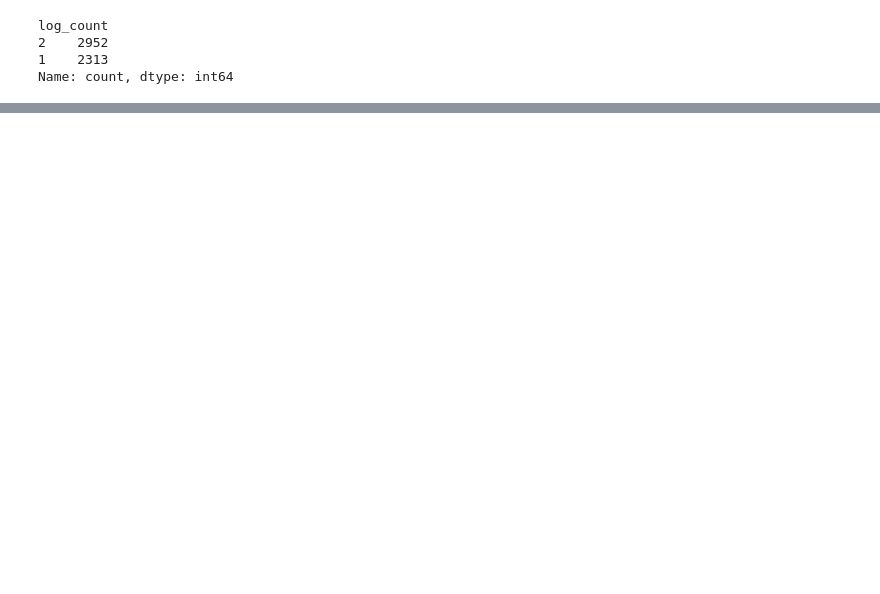
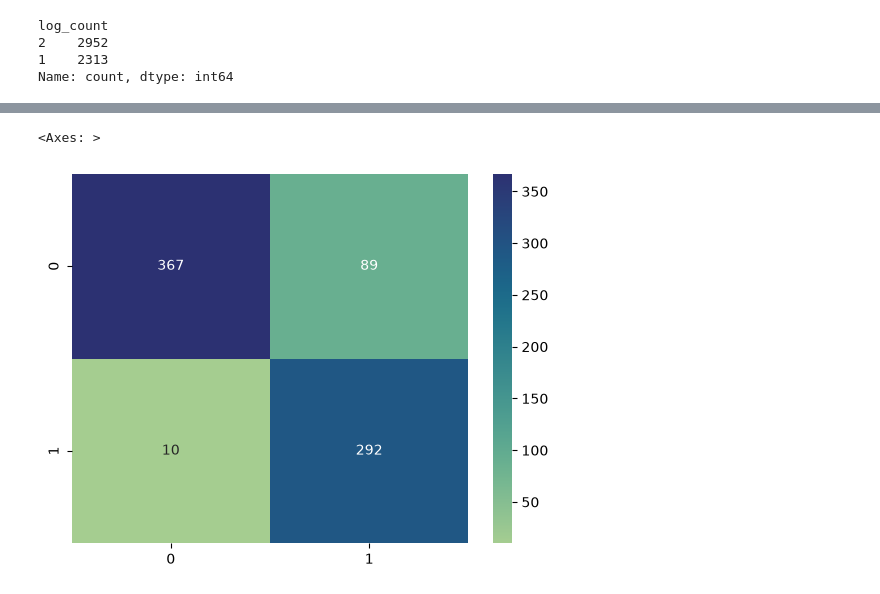
Before and after one commit to Faprin/Analizador-de-Causa-Ra-z-RCA-para-Sistemas-Distribuidos, a Jupyter notebook: ml-predictions/notebooks/02_Isolation_TF-IDF_First-Step.ipynb, the cells around one changed output, grey strips where cells are left out. Saved outputs shown, nothing was run; the diff lists cells and outputs as text; code cells hidden in the pictures; blank space fills up the shorter version.

Commit message:
feature: Primer modelo terminado y exportado

```diff
--- a/ml-predictions/notebooks/02_Isolation_TF-IDF_First-Step.ipynb
+++ b/ml-predictions/notebooks/02_Isolation_TF-IDF_First-Step.ipynb
@@ -120,0 +231,5 @@ df_clear.head()
+# %%
+isolation_estimator = Pipeline(steps=[
+    ('preprocessor', preprocessor),
+    ('model', IsolationForest(random_state=42))
+])
@@ -120,0 +239,27 @@ df_clear.head()
+# %%
+param_grid = {
+    # Ajustes para el TF-IDF
+    'preprocessor__text_processor__vectorizador__max_features': [10, 30],
+    'preprocessor__text_processor__vectorizador__ngram_range': [(1, 1), (1, 2)], # Probar palabras sueltas vs pares de palabras
+    'preprocessor__text_processor__vectorizador__max_df': [0.7, 0.9],
+    'preprocessor__text_processor__vectorizador__min_df': [1, 2],
+
+    # Ajustes para el Isolation Forest
+    'model__n_estimators': [100, 200],
+    'model__contamination': [0.05, 0.10, 0.15, 0.20, 'auto']
+}
+# %%
+anomalia_scorer=make_scorer(f1_score, pos_label=-1)
+
+isolation_search = GridSearchCV(
+    estimator=isolation_estimator,
+    param_grid=param_grid,
+    cv=5,
+    n_jobs=1,
+    scoring=anomalia_scorer
+)
+# %%
+isolation_search.fit(X_train, y_train)
+print(f"Mejores parámetros encontrados: {isolation_search.best_params_}")
+print(f"Mejor F1-Score: {isolation_search.best_score_}")
+best_isolation_model = isolation_search.best_estimator_
@@ -120,0 +272,8 @@ df_clear.head()
+# %%
+y_pred = best_isolation_model.predict(X_test)
+
+cf_matrix = confusion_matrix(y_true=y_test, y_pred=y_pred)
+sns.heatmap(cf_matrix, annot=True, cmap='crest', fmt='d')
+# %% [output]
+<Axes: >
+[figure, added]
```
Also changed, not shown: parts of 17 cells of this notebook, 1 other file.
